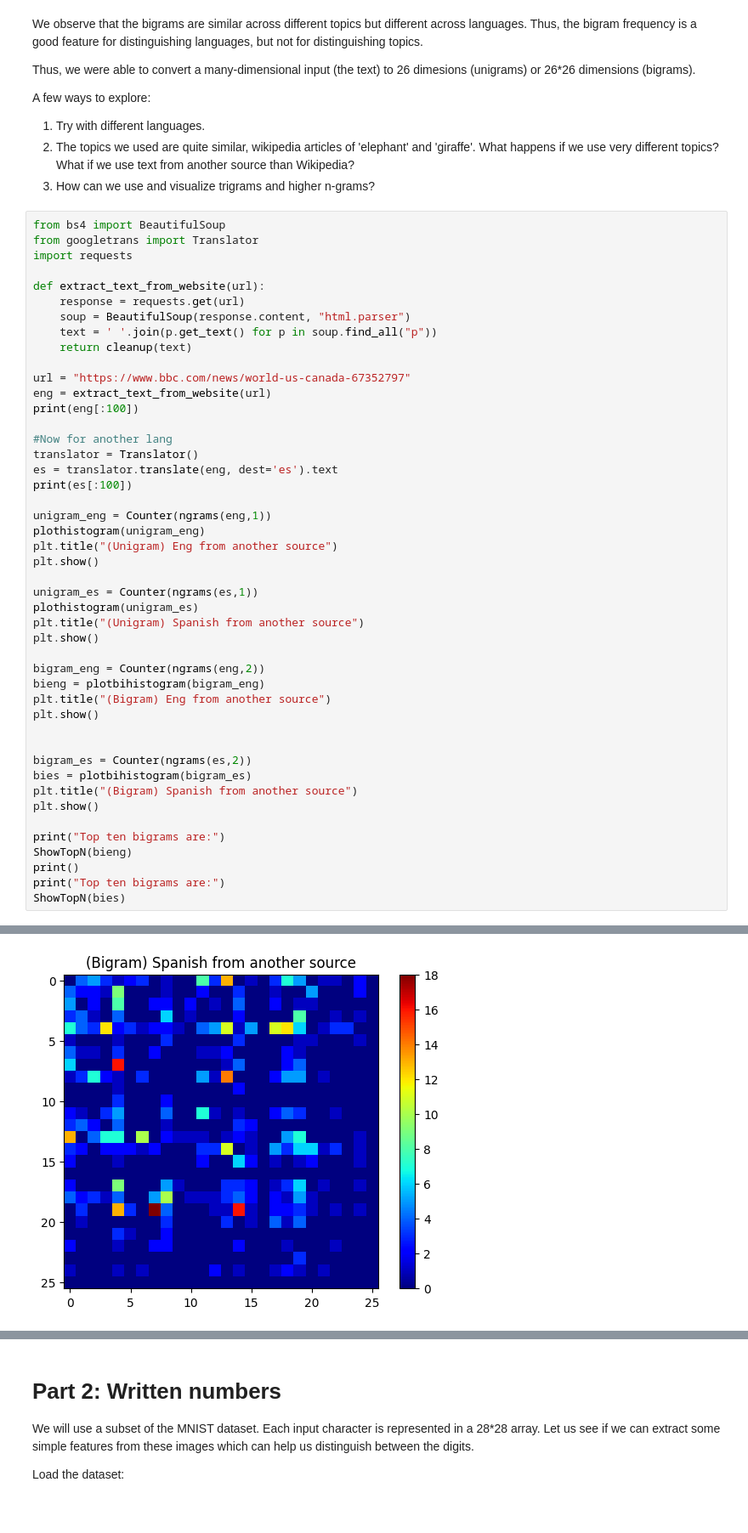
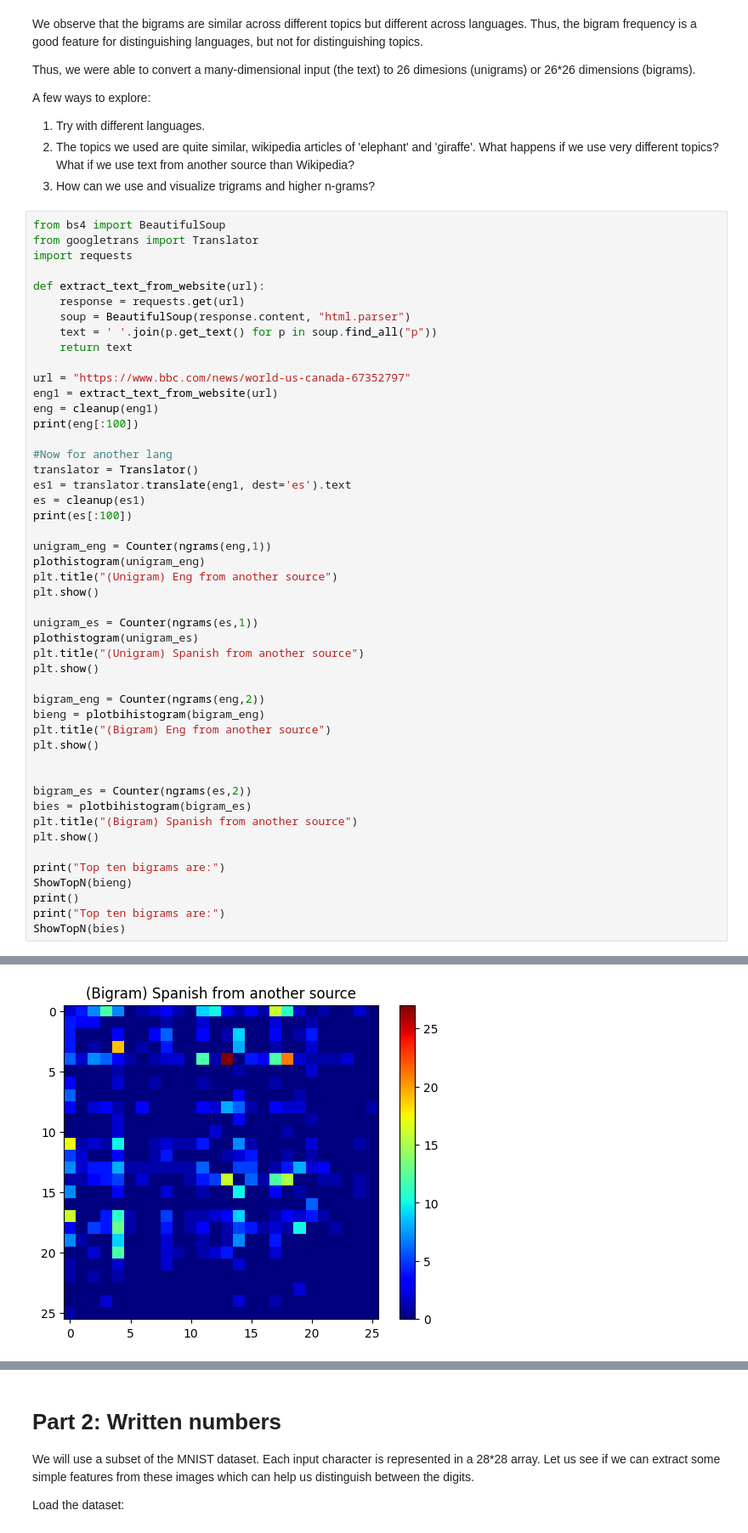
Before and after one commit to Shresth-Agarwal/FMML_Project_And_Labs, a Jupyter notebook: AIML_Module_01_Lab_01_Features.ipynb, the cells around one changed output, grey strips where cells are left out. Shown at 85% size. Cells and saved outputs as stored; diff of their text form.

```diff
--- a/AIML_Module_01_Lab_01_Features.ipynb
+++ b/AIML_Module_01_Lab_01_Features.ipynb
@@ -242,15 +242,17 @@ def extract_text_from_website(url):
     response = requests.get(url)
     soup = BeautifulSoup(response.content, "html.parser")
     text = ' '.join(p.get_text() for p in soup.find_all("p"))
-    return cleanup(text)
+    return text
 
 url = "https://www.bbc.com/news/world-us-canada-67352797"
-eng = extract_text_from_website(url)
+eng1 = extract_text_from_website(url)
+eng = cleanup(eng1)
 print(eng[:100])
 
 #Now for another lang
 translator = Translator()
-es = translator.translate(eng, dest='es').text
+es1 = translator.translate(eng1, dest='es').text
+es = cleanup(es1)
 print(es[:100])
 
 unigram_eng = Counter(ngrams(eng,1))
@@ -288,2 +290,2 @@ bristolsnewarenawillbebuiltnexttoashtongateandbehometothecitysbasketballteamcrew
-[figure, old version]
+[figure, new version]
 Top ten bigrams are:
```
Also changed, not shown: parts of 1 cell of this notebook.
